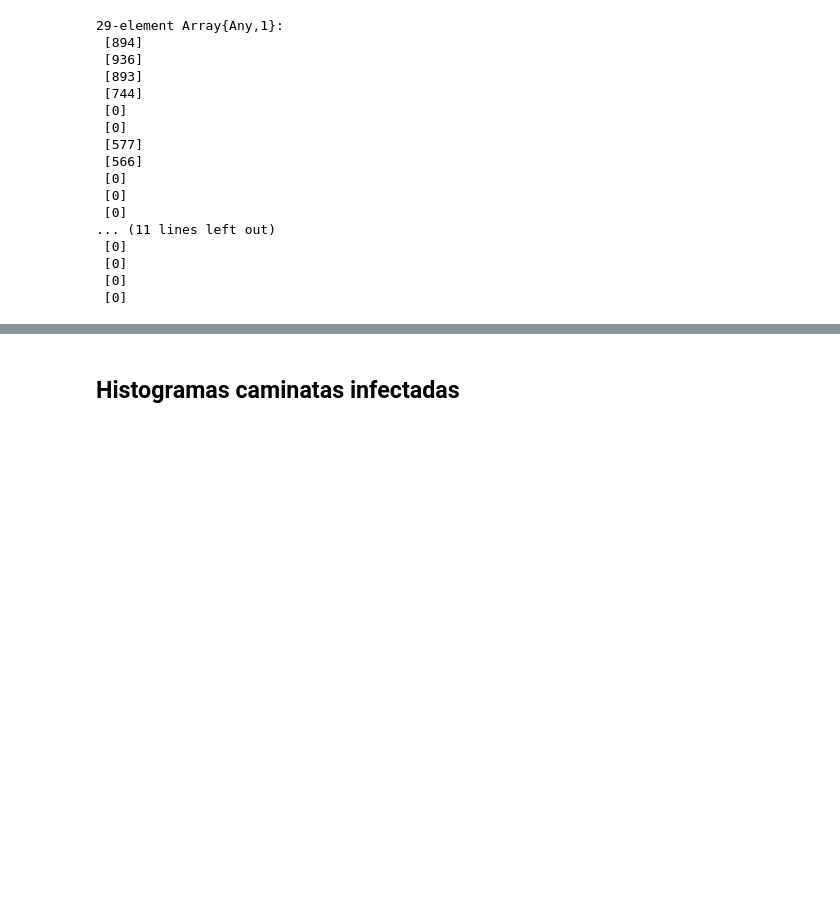
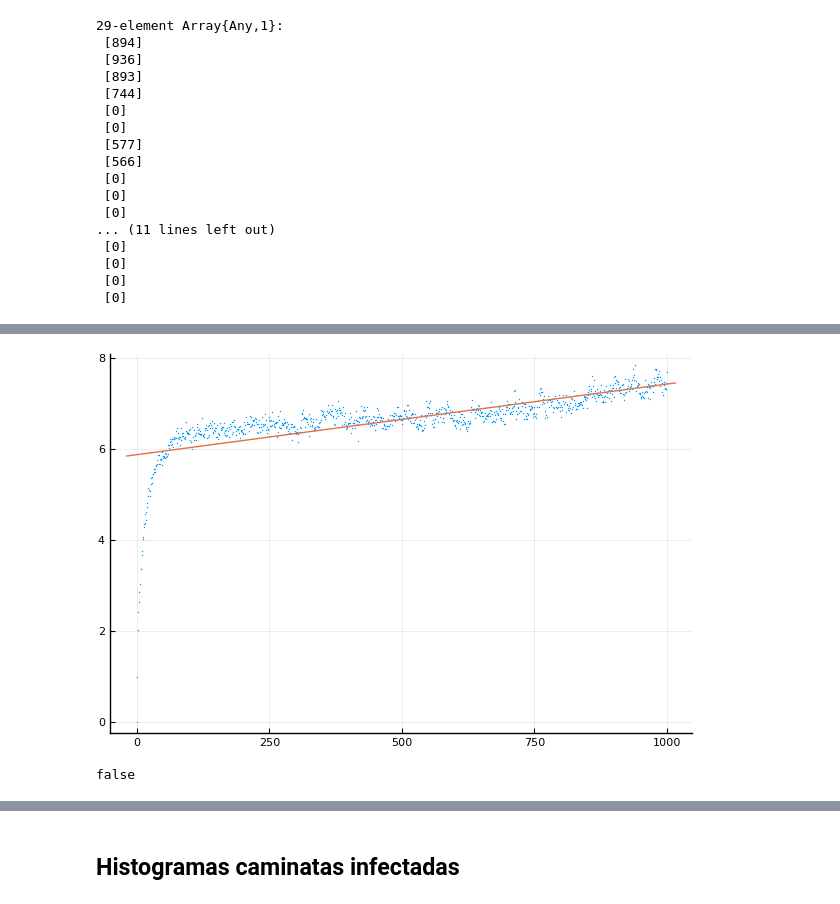
Before and after one commit to Yuriyama/Coronavirus, a Jupyter notebook: Graficas.ipynb, the cells around one changed output, grey strips where cells are left out. Drawn from its saved outputs; the diff is of its cells as text; code cells hidden in the pictures; blank space fills up the shorter version.

```diff
--- a/Graficas.ipynb
+++ b/Graficas.ipynb
@@ -154,0 +435,9 @@ Ls = []
+# %%
+Plots.scatter(x,y, markersize=1, markerstrokewidth=0, legend=false)
+Plots.plot!(my_equation)
+# %% [output]
+[figure, added]
+# %%
+DMS == DMS2
+# %% [output]
+false
```
Also changed, not shown: parts of 52 cells of this notebook.
